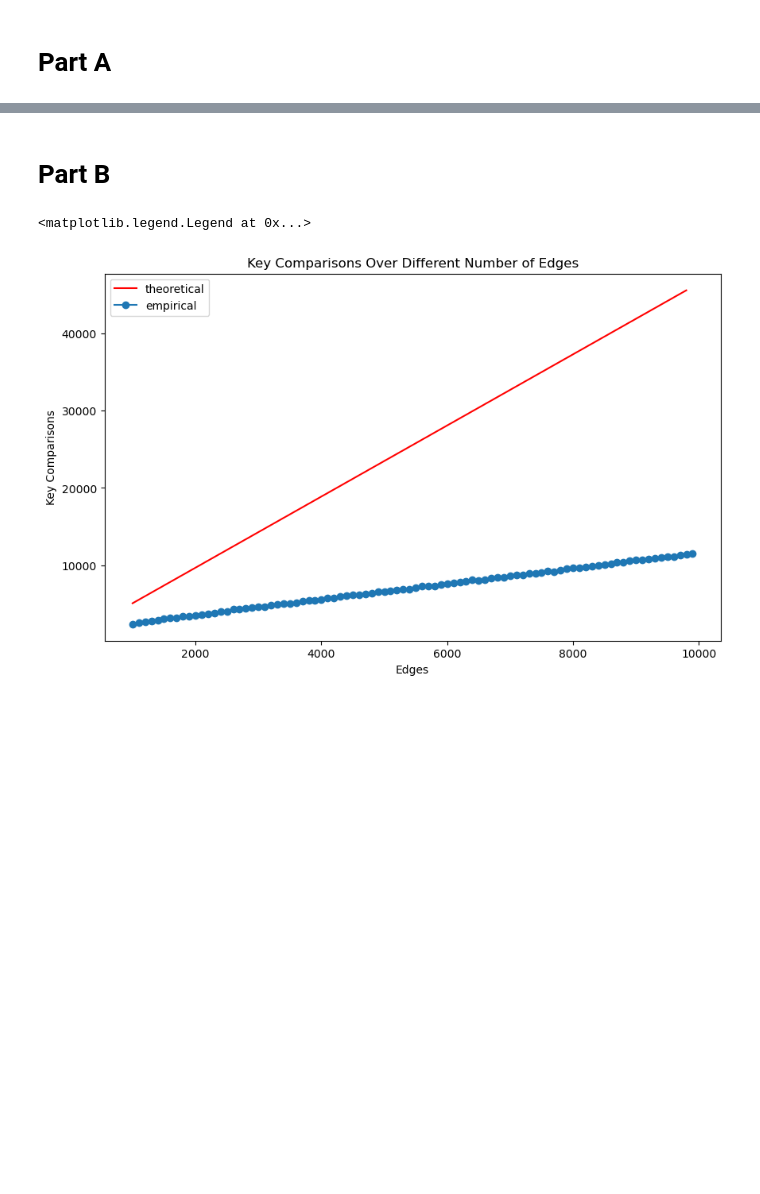
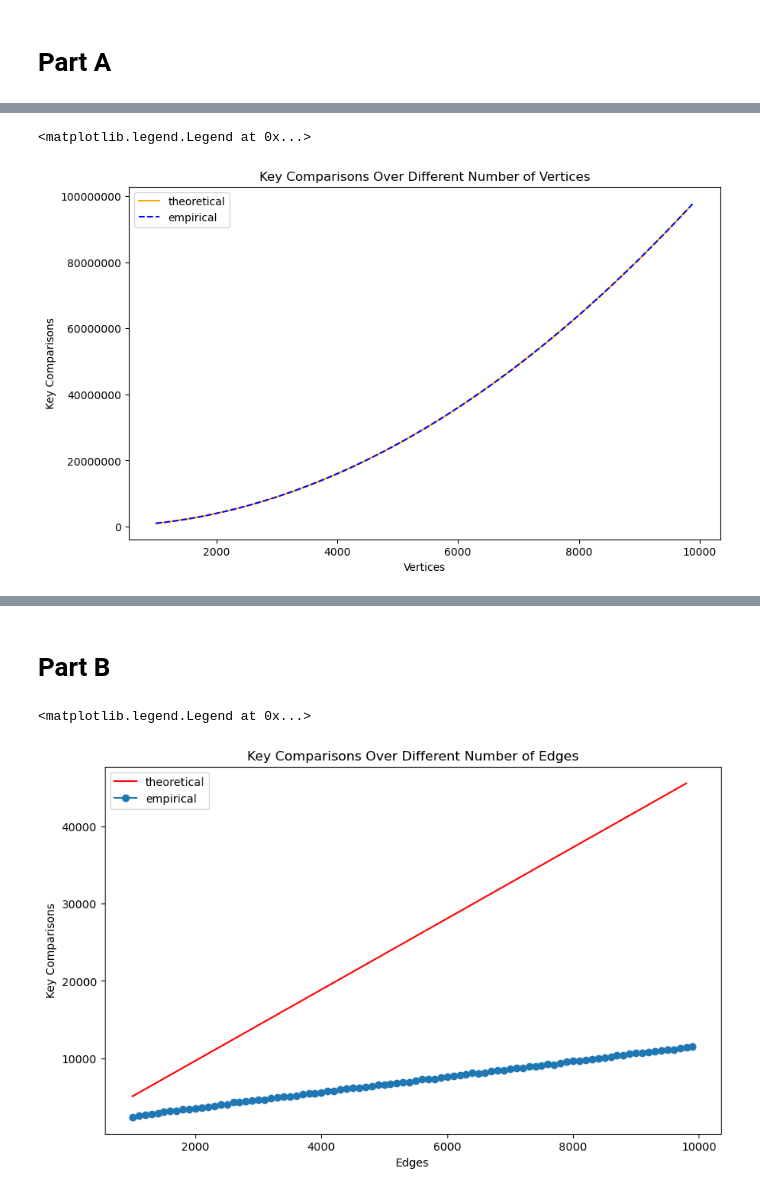
Before and after one commit to kwan-kit/SC2001, a Jupyter notebook: Lab 2/AdjList comparison.ipynb, the cells around one changed output, grey strips where cells are left out. Drawn from its saved outputs; the diff is of its cells as text; code cells hidden in the pictures; blank space fills up the shorter version.

Commit message:
Updated the Graphs

```diff
--- a/Lab 2/AdjList comparison.ipynb
+++ b/Lab 2/AdjList comparison.ipynb
@@ -38,3 +38,20 @@ plt.legend()
+# %%
+# Plotting the time complexity (Varying V, Fixed E)
+plt.figure(figsize=(10, 6))
+plt.plot(i_values, fixedE_time_complexities, label='theoretical', color='orange')
+
+plt.title("Key Comparisons Over Different Number of Vertices")
+plt.xlabel("Vertices")
+plt.ylabel("Key Comparisons")
+plt.ticklabel_format(axis="y", style="plain")
+plt.ticklabel_format(axis="x", style="plain")
+
+plt.plot(df_fixedE.Vertices, df_fixedE.KeyComp, label = 'empirical', linestyle='--', color = 'blue')
+
+plt.legend()
+# %% [output]
+<matplotlib.legend.Legend at 0x...>
+[figure, added]
 # %%
 # Plotting the time complexity (Varying V, Fixed E)
 plt.figure(figsize=(10, 6))
```
Also changed, not shown: parts of 11 cells of this notebook.
